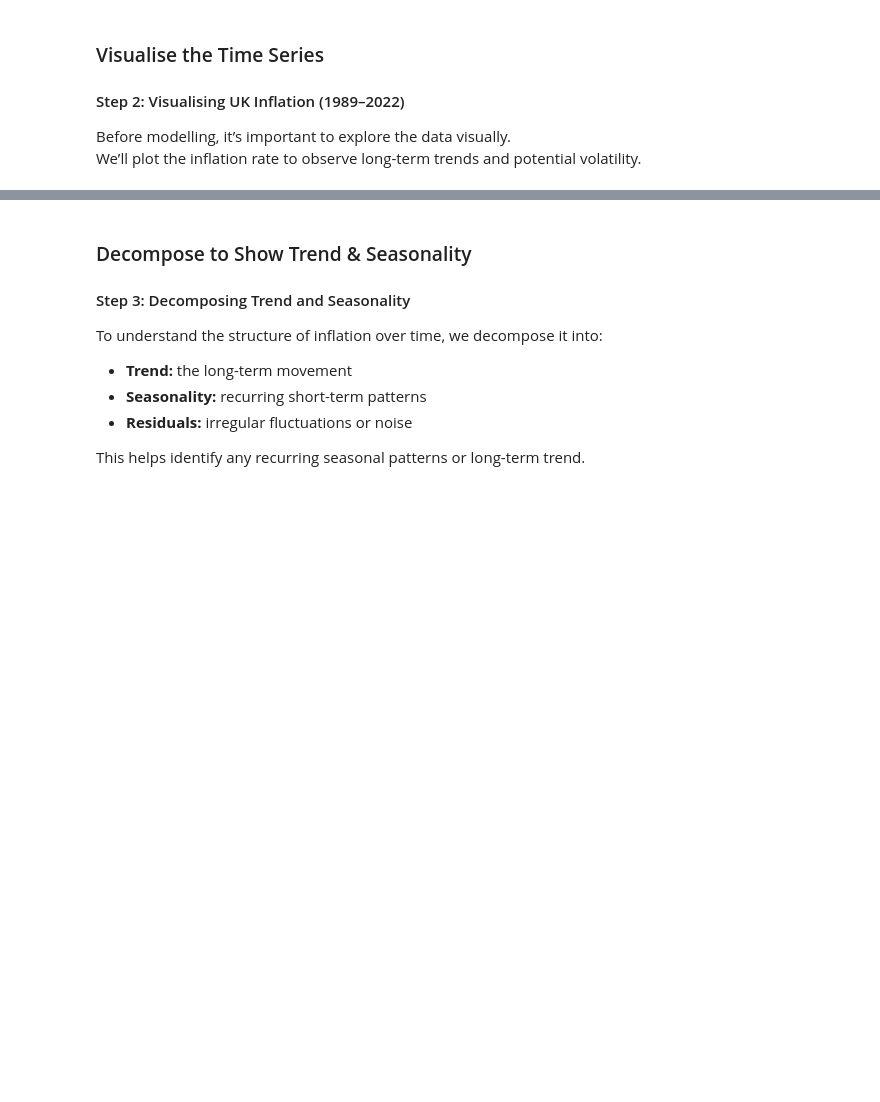
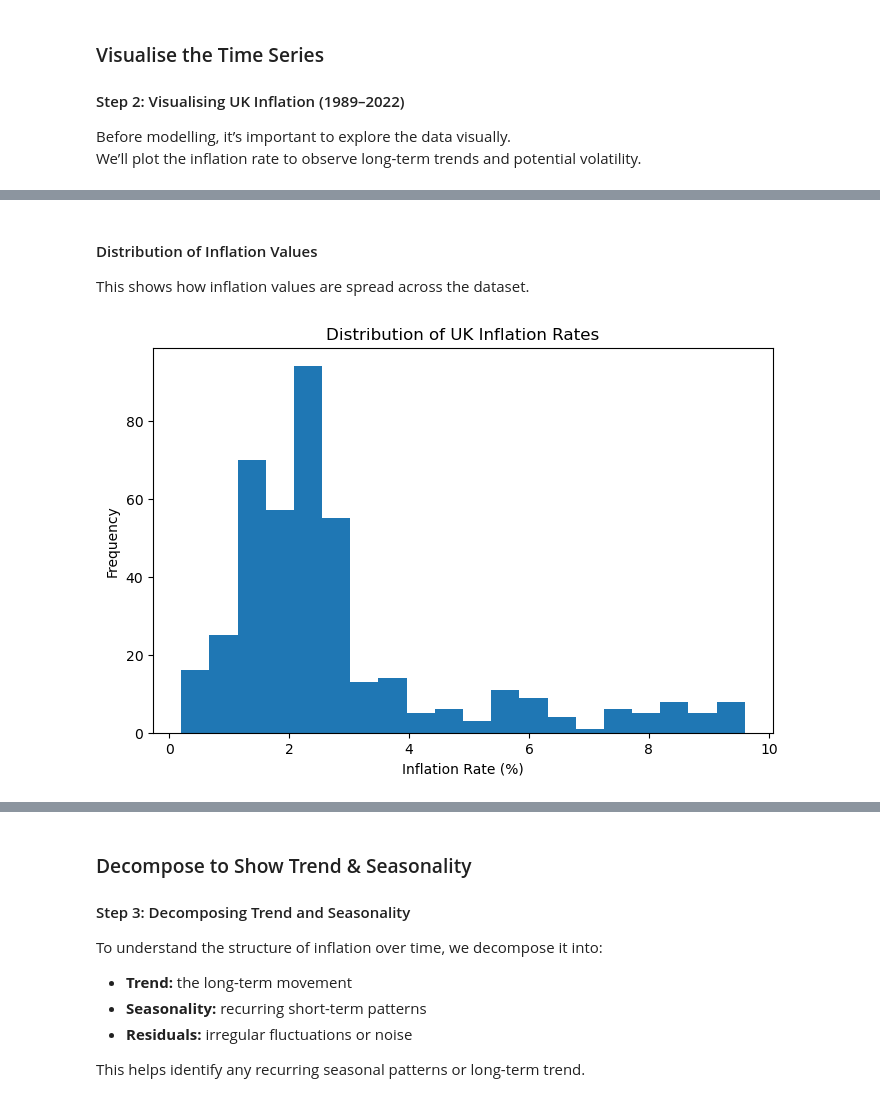
Before and after one commit to Omotobaolanle/uk-inflation-forecasting, a Jupyter notebook: UK Inflation 1989-2022-2.ipynb, the cells around one changed output, grey strips where cells are left out. Saved outputs shown, nothing was run; the diff lists cells and outputs as text; code cells hidden in the pictures; blank space fills up the shorter version.

```diff
--- a/UK Inflation 1989-2022-2.ipynb
+++ b/UK Inflation 1989-2022-2.ipynb
@@ -141,0 +141,12 @@ plt.show()
+# %% [markdown]
+#### Distribution of Inflation Values
+This shows how inflation values are spread across the dataset.
+# %%
+plt.figure(figsize=(8,5))
+plt.hist(Inflation_Month['Inflation'], bins=20)
+plt.title('Distribution of UK Inflation Rates')
+plt.xlabel('Inflation Rate (%)')
+plt.ylabel('Frequency')
+plt.show()
+# %% [output]
+[figure, added]
```
Also changed, not shown: parts of 14 cells of this notebook, 1 other file.
